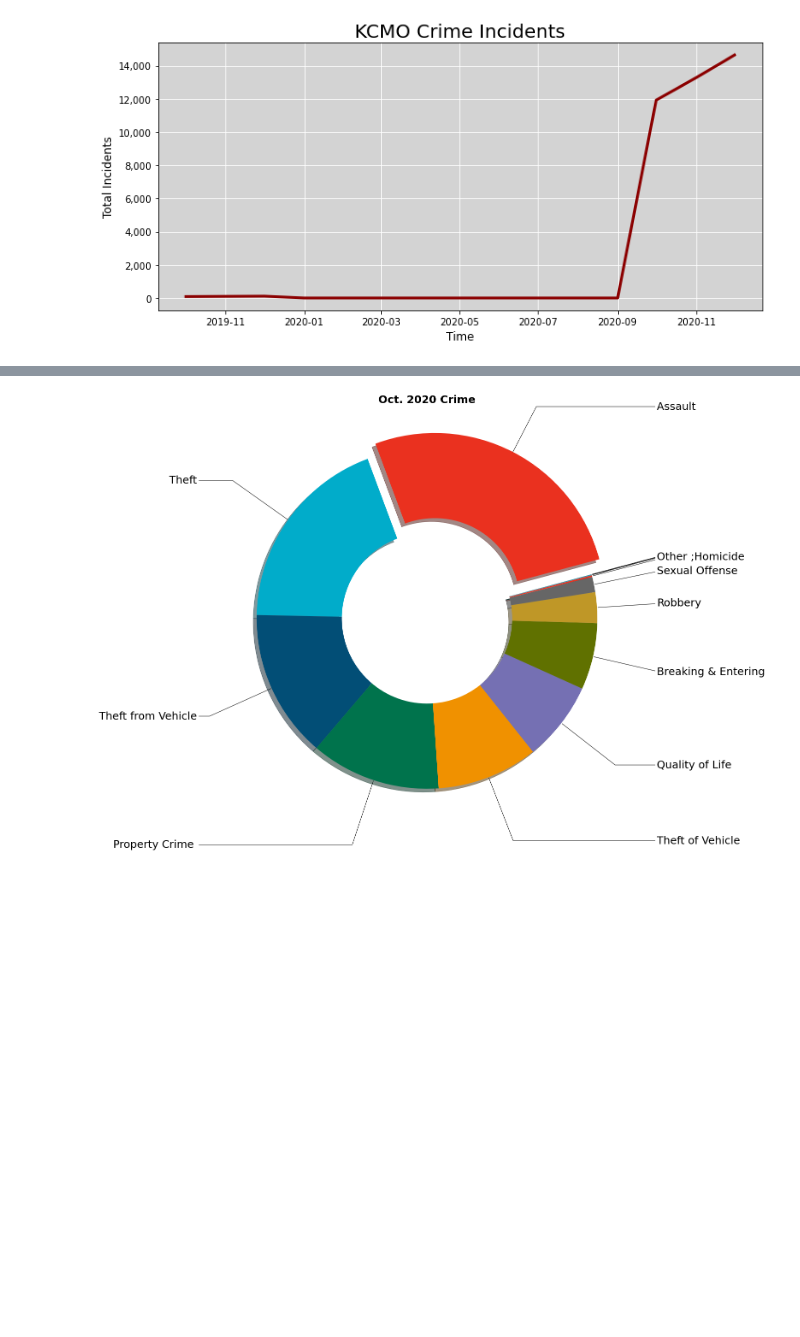
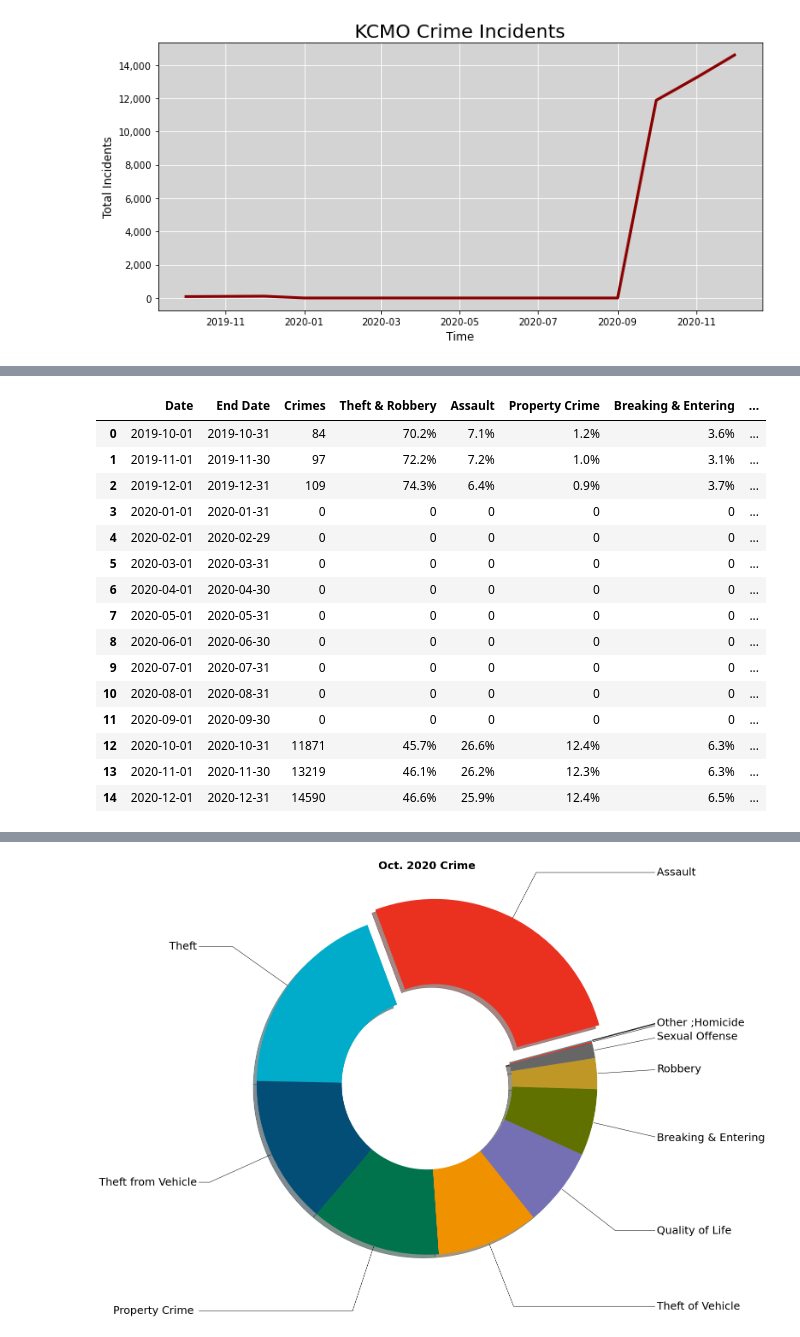
Before and after one commit to E-Weber/EKN-Project, a Jupyter notebook: Crime/CrimeAnalysis.ipynb, the cells around one changed output, grey strips where cells are left out. Cells and saved outputs as stored; diff of their text form; code cells hidden in the pictures; blank space fills up the shorter version.

```diff
--- a/Crime/CrimeAnalysis.ipynb
+++ b/Crime/CrimeAnalysis.ipynb
@@ -263,0 +260,6 @@ Dec. 2020 Crime
+# %%
+print("Dec. 2020 Crime")
+december20['Date'] = 'December 2020'
+december20['Date'] = pd.to_datetime(december20['Date'])
+december20_reformat = december20.pivot_table('Incidents', ['Date'], 'Crime Type')
+december20
@@ -263,0 +282,24 @@ Dec. 2020 Crime
+# %%
+appended_df = october19_reformat.append(november19_reformat)
+appended_df = appended_df.append(december19_reformat)
+appended_df = appended_df.append(october20_reformat)
+appended_df = appended_df.append(november20_reformat)
+appended_df = appended_df.append(december20_reformat)
+appended_df = appended_df.groupby(appended_df.columns, axis=1).sum()
+
+appended_df['Total Incidents']= appended_df.iloc[:, 0:13].sum(axis=1)
+appended_df['Assault True']= appended_df.iloc[:, 0:2].sum(axis=1)
+appended_df['Sum of Thefts']= appended_df.iloc[:, 10:13].sum(axis=1)
+appended_df['Sum Property Crime']= appended_df.iloc[:, 5:7].sum(axis=1)
+appended_df['Sum Homicide']= appended_df.iloc[:, 3:5].sum(axis=1)
+appended_df = appended_df.fillna(0)
+organized_df = pd.DataFrame({"Theft": (appended_df["Sum of Thefts"]),
+                             "Robbery": (appended_df["Robbery"]),
+                             "Assault": (appended_df["Assault True"]/appended_df['Total Incidents']*100).map("{:.1f}%".format),
+                             "Breaking & Entering": (appended_df["Breaking & Entering"]/appended_df['Total Incidents']*100).map("{:.1f}%".format),
+                             "Property Crime": (appended_df["Sum Property Crime"]/appended_df['Total Incidents']*100).map("{:.1f}%".format),
+                             "Quality of Life": (appended_df["Quality of Life"]/appended_df['Total Incidents']*100).map("{:.1f}%".format),
+                             "Sexual Offense": (appended_df["Sexual Offense"]/appended_df['Total Incidents']*100).map("{:.1f}%".format),
+                             "Homicide": (appended_df["Sum Homicide"]/appended_df['Total Incidents']*100).map("{:.1f}%".format)
+                            })
+appended_df
@@ -263,0 +315,5 @@ Dec. 2020 Crime
+# %%
+organized_df['Theft & Robbery'] = organized_df.iloc[:, 0:-2].sum(axis=1)
+organized_df['Theft & Robbery'] = (organized_df['Theft & Robbery']/appended_df['Total Incidents']*100).map("{:.1f}%".format)
+organized_df = organized_df[['Theft & Robbery', 'Assault', 'Property Crime', 'Breaking & Entering', 'Quality of Life', 'Sexual Offense', 'Homicide']]
+organized_df
@@ -264,3 +329,25 @@ Dec. 2020 Crime
+# %%
+crime_totals = crime_data.rename(columns = {'Start Date': 'Date', 'Total Incidents': 'Crimes'})
+crime_types_df = pd.merge(crime_totals, organized_df, on = "Date", how = 'outer')
+crime_types_df = crime_types_df.fillna(0)
+crime_types_df
+# %% [output]
+|  | Date | End Date | Crimes | Theft & Robbery | Assault | Property Crime | Breaking & Entering | ... |
+| 0 | 2019-10-01 | 2019-10-31 | 84 | 70.2% | 7.1% | 1.2% | 3.6% | ... |
+| 1 | 2019-11-01 | 2019-11-30 | 97 | 72.2% | 7.2% | 1.0% | 3.1% | ... |
+| 2 | 2019-12-01 | 2019-12-31 | 109 | 74.3% | 6.4% | 0.9% | 3.7% | ... |
+| 3 | 2020-01-01 | 2020-01-31 | 0 | 0 | 0 | 0 | 0 | ... |
+| 4 | 2020-02-01 | 2020-02-29 | 0 | 0 | 0 | 0 | 0 | ... |
+| 5 | 2020-03-01 | 2020-03-31 | 0 | 0 | 0 | 0 | 0 | ... |
+| 6 | 2020-04-01 | 2020-04-30 | 0 | 0 | 0 | 0 | 0 | ... |
+| 7 | 2020-05-01 | 2020-05-31 | 0 | 0 | 0 | 0 | 0 | ... |
+| 8 | 2020-06-01 | 2020-06-30 | 0 | 0 | 0 | 0 | 0 | ... |
+| 9 | 2020-07-01 | 2020-07-31 | 0 | 0 | 0 | 0 | 0 | ... |
+| 10 | 2020-08-01 | 2020-08-31 | 0 | 0 | 0 | 0 | 0 | ... |
+| 11 | 2020-09-01 | 2020-09-30 | 0 | 0 | 0 | 0 | 0 | ... |
+| 12 | 2020-10-01 | 2020-10-31 | 11871 | 45.7% | 26.6% | 12.4% | 6.3% | ... |
+| 13 | 2020-11-01 | 2020-11-30 | 13219 | 46.1% | 26.2% | 12.3% | 6.3% | ... |
+| 14 | 2020-12-01 | 2020-12-31 | 14590 | 46.6% | 25.9% | 12.4% | 6.5% | ... |
 # %%
 # generating pie charts for incident types for each month
 # https://matplotlib.org/stable/gallery/pie_and_polar_charts/pie_and_donut_labels.html
```
Also changed, not shown: parts of 23 cells of this notebook, 10 other files.
